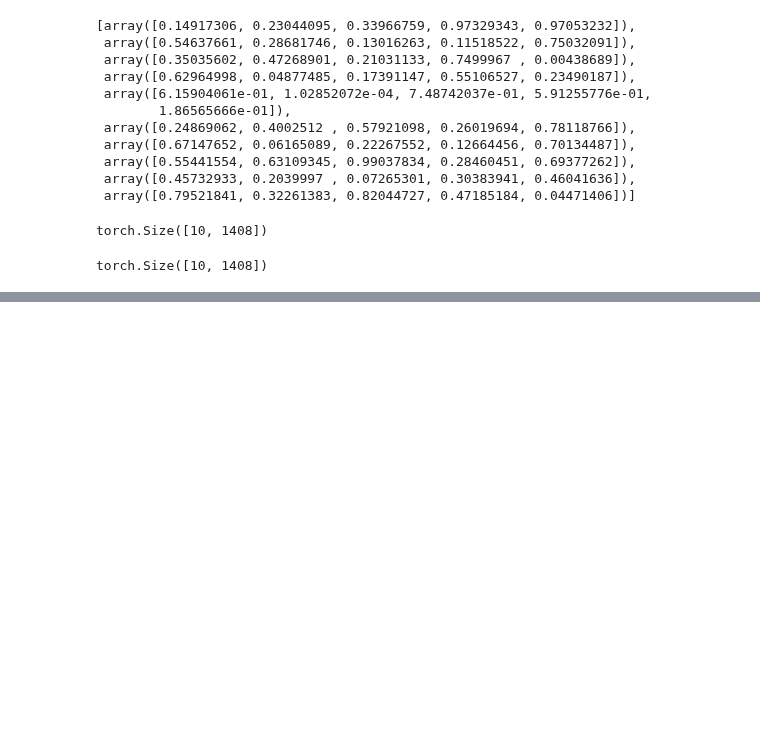
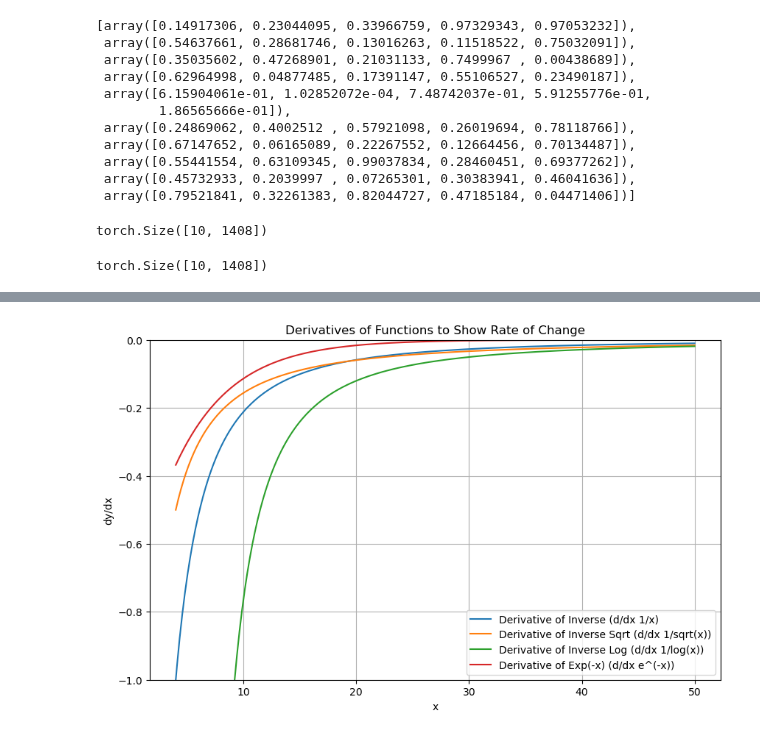
Before and after one commit to HenriSmidt/Alzheimer_Detection, a Jupyter notebook: scratchpad.ipynb, the cells around one changed output, grey strips where cells are left out. Cells and saved outputs as stored; diff of their text form; code cells hidden in the pictures; blank space fills up the shorter version.

```diff
--- a/scratchpad.ipynb
+++ b/scratchpad.ipynb
@@ -1056,0 +1090,30 @@ torch.Size([10, 1408])
+# %%
+# Compute derivatives of each function
+dy_inverse = -1 / x**2
+dy_inverse_sqrt = -0.5 * x**(-1.5)
+dy_inverse_log = -1 / (x * np.log(x)**2)
+dy_exp_neg = -np.exp(-x)
+
+x = np.linspace(4, 50, 400)
+
+# Create the plot
+plt.figure(figsize=(10, 6))
+
+# Plot each derivative
+plt.plot(x, dy_inverse, label="Derivative of Inverse (d/dx 1/x)")
+plt.plot(x, dy_inverse_sqrt, label="Derivative of Inverse Sqrt (d/dx 1/sqrt(x))")
+plt.plot(x, dy_inverse_log, label="Derivative of Inverse Log (d/dx 1/log(x))")
+plt.plot(x, dy_exp_neg, label="Derivative of Exp(-x) (d/dx e^(-x))")
+
+# Add titles and labels
+plt.title("Derivatives of Functions to Show Rate of Change")
+plt.xlabel("x")
+plt.ylabel("dy/dx")
+plt.legend()
+plt.grid(True)
+plt.ylim(-1, 0)  # Adjusting y-axis to better visualize the derivatives
+
+# Show the plot
+plt.show()
+# %% [output]
+[figure, added]
```
Also changed, not shown: parts of 2 cells of this notebook, 1 other file.
